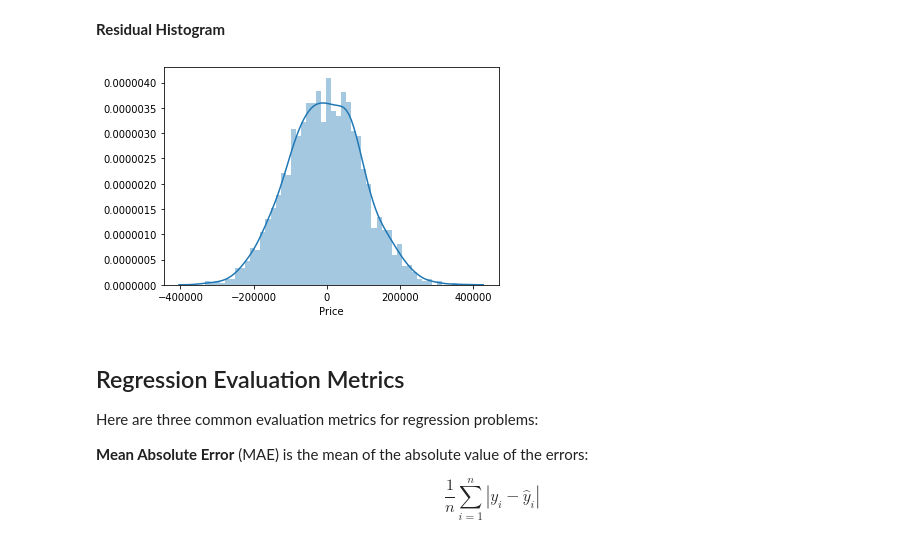
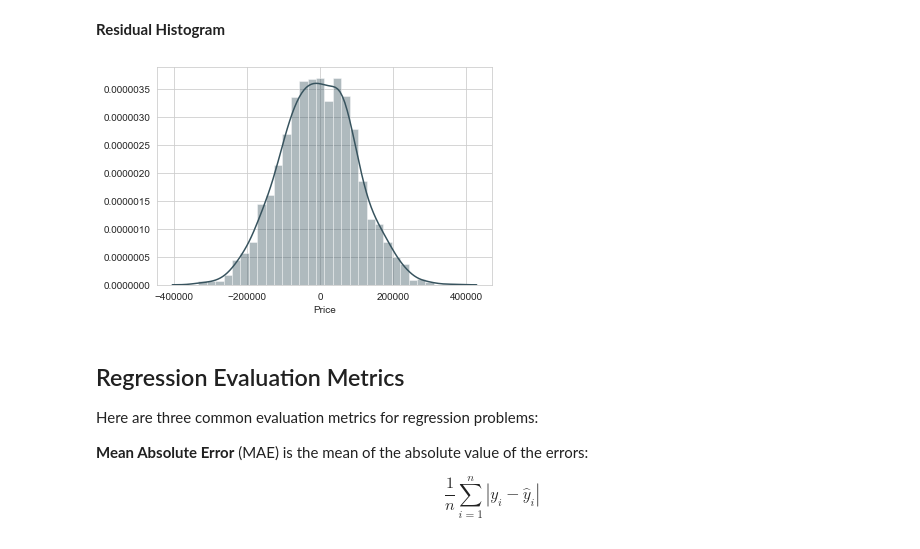
Before and after one commit to antonnifo/Linear-Regression, a Jupyter notebook: Linear Regression with Python.ipynb, the cells around one changed output. Saved outputs shown, nothing was run; the diff lists cells and outputs as text; code cells hidden in the pictures.

```diff
--- a/Linear Regression with Python.ipynb
+++ b/Linear Regression with Python.ipynb
@@ -74,6 +74,9 @@ USAhousing.columns
 Index(['Avg. Area Income', 'Avg. Area House Age', 'Avg. Area Number of Rooms',
        'Avg. Area Number of Bedrooms', 'Area Population', 'Price', 'Address'],
       dtype='object')
+# %%
+sns.set_palette("GnBu_d")
+sns.set_style('whitegrid')
 # %% [markdown]
 # EDA
 
@@ -159,9 +162,9 @@ plt.scatter(y_test,predictions);
 # %% [markdown]
 **Residual Histogram**
 # %%
-sns.distplot((y_test-predictions),bins=50);
+sns.distplot((y_test-predictions),bins=30);
 # %% [output]
-[figure, old version]
+[figure, new version]
 # %% [markdown]
 ## Regression Evaluation Metrics
 
```
Also changed, not shown: parts of 5 cells of this notebook.
